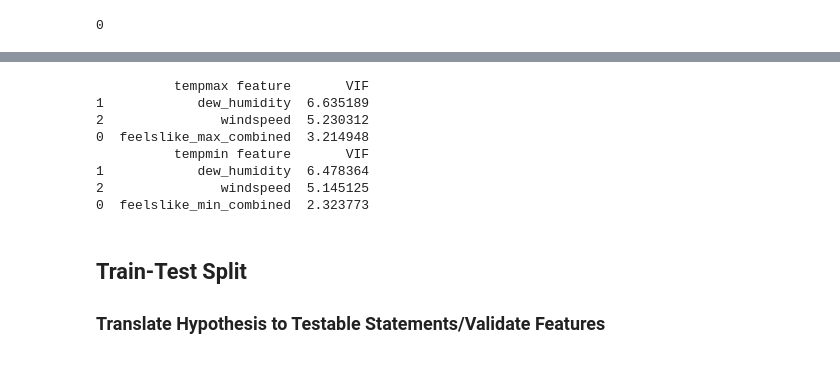
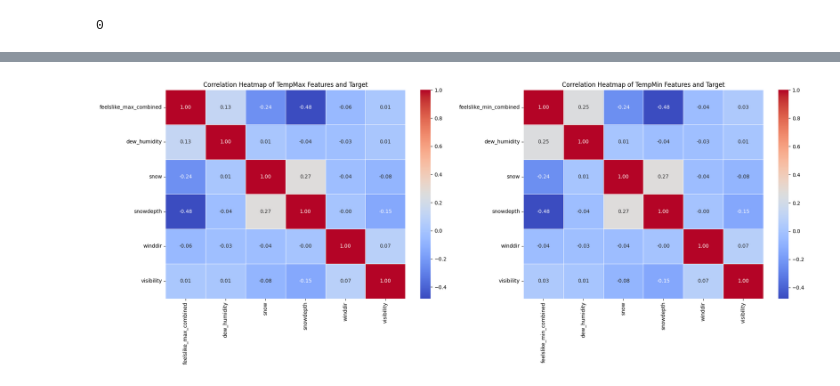
Before and after one commit to Laizra/Weather_prediction, a Jupyter notebook: main.ipynb, the cells around one changed output, grey strips where cells are left out. Cells and saved outputs as stored; diff of their text form; code cells hidden in the pictures.

```diff
--- a/main.ipynb
+++ b/main.ipynb
@@ -91,29 +95,30 @@ features_combined_min = df[['feelslike_min_combined', 'dew_humidity', 'windspeed
+# %%
+matrix_max = features_combined_max.corr()
+matrix_min = features_combined_min.corr()
+
+# Create subplots
+fig, axes = plt.subplots(1, 2, figsize=(20, 8))
+
+# Plot heatmap for TempMax
+sns.heatmap(matrix_max, annot=True, fmt='.2f', cmap='coolwarm', linewidths=0.5, ax=axes[0])
+axes[0].set_title('Correlation Heatmap of TempMax Features and Target')
+
+# Plot heatmap for TempMin
+sns.heatmap(matrix_min, annot=True, fmt='.2f', cmap='coolwarm', linewidths=0.5, ax=axes[1])
+axes[1].set_title('Correlation Heatmap of TempMin Features and Target')
+
+plt.tight_layout()
+plt.show()
+# %% [output]
+[figure, added]
 # %%
 """ Addressing Multicollinearity with Variance Inflation Factor"""
-# Calculate VIF for each Feature tempmax
-vif_data = pd.DataFrame()
-vif_data["tempmax feature"] = features_combined_max.columns
-vif_data["VIF"] = [variance_inflation_factor(features_combined_max.values, i) for i in range(features_combined_max.shape[1])]
+# Calculate VIF for each feature in tempmax
+vif_data_max = pd.DataFrame()
+vif_data_max["tempmax feature"] = features_combined_max.columns
+vif_data_max["VIF"] = [variance_inflation_factor(features_combined_max.values, i) for i in range(features_combined_max.shape[1])]
 
-# Display features with high VIF tempmax
-print( vif_data.sort_values(by="VIF", ascending=False))
-
-# Calculate VIF for each Feature tempmin
-vif_data = pd.DataFrame()
-vif_data["tempmin feature"] = features_combined_min.columns
-vif_data["VIF"] = [variance_inflation_factor(features_combined_min.values, i) for i in range(features_combined_min.shape[1])]
-
-# Display Features with High VIF tempmin
-print( vif_data.sort_values(by="VIF", ascending=False))
+# Calculate VIF for each feature in tempmin
+vif_data_min = pd.DataFrame()
+vif_data_min["tempmin feature"] = features_combined_min.columns
+vif_data_min["VIF"] = [variance_inflation_factor(features_combined_min.values, i) for i in range(features_combined_min.shape[1])]
-# %% [output]
-          tempmax feature       VIF
-1            dew_humidity  6.635189
-2               windspeed  5.230312
-0  feelslike_max_combined  3.214948
-          tempmin feature       VIF
-1            dew_humidity  6.478364
-2               windspeed  5.145125
-0  feelslike_min_combined  2.323773
-# %% [markdown]
-## Train-Test Split
-### Translate Hypothesis to Testable Statements/Validate Features
```
Also changed, not shown: parts of 31 cells of this notebook.
